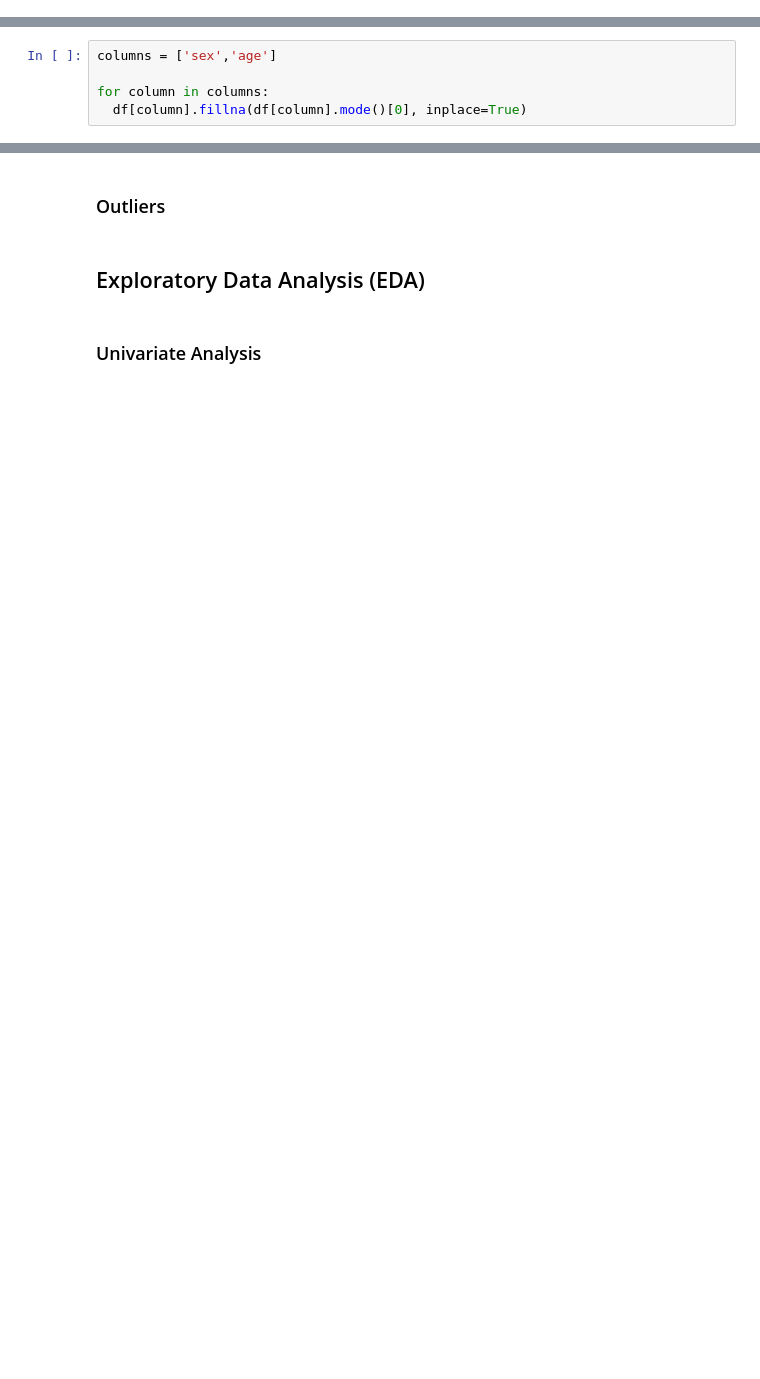
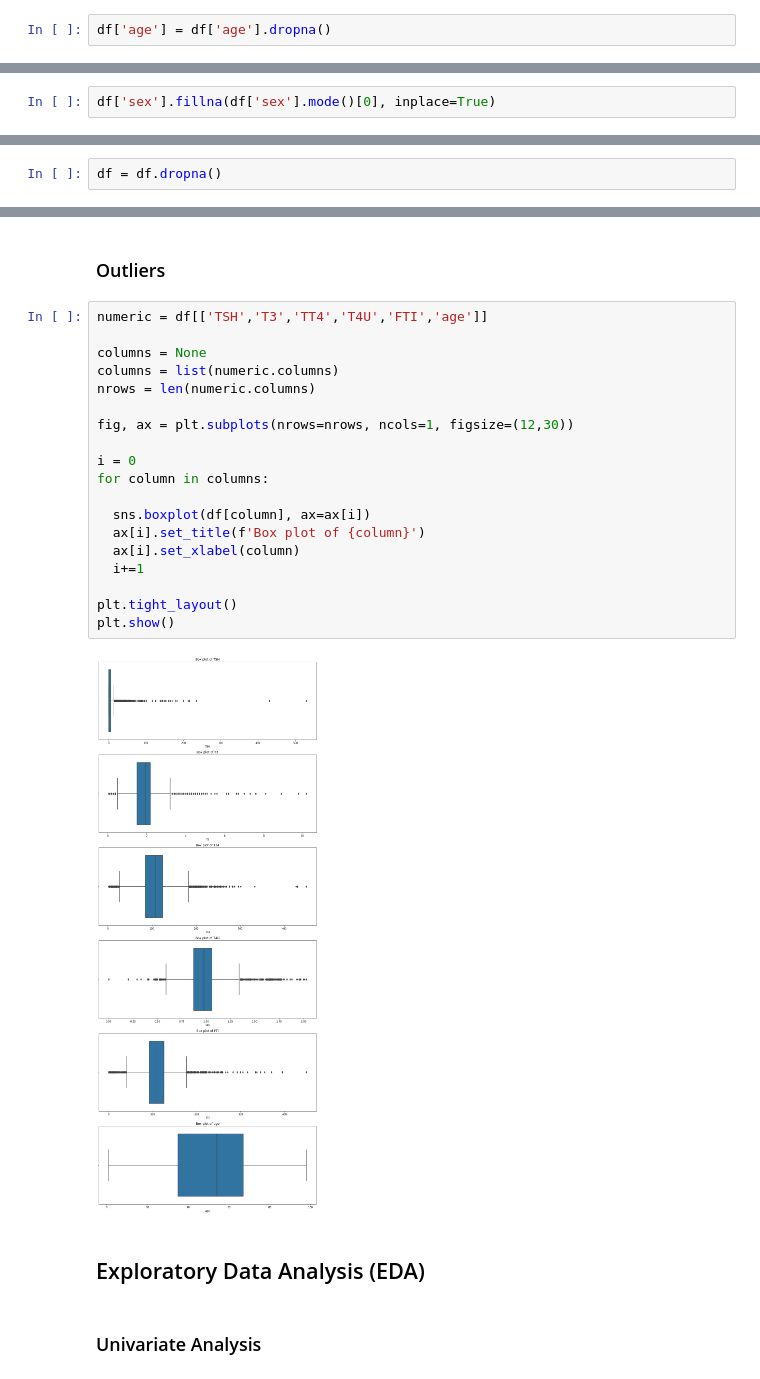
Before and after one commit to JeromeMberia/-hypothyroid_prediction, a Jupyter notebook: IP_Week_8.ipynb, the cells around one changed output, grey strips where cells are left out. Cells and saved outputs as stored; diff of their text form; blank space fills up the shorter version.

```diff
--- a/IP_Week_8.ipynb
+++ b/IP_Week_8.ipynb
@@ -182,6 +196,8 @@ df.duplicated().sum()
 0
 # %%
 df = df.replace('?', np.nan)
+# %%
+df['age'] = df['age'].dropna()
 # %%
 df.drop('TBG', axis='columns', inplace=True)
 # %%
@@ -194,10 +210,7 @@ columns = ['TSH','T3','TT4','T4U','FTI']
 for column in columns:
   df[[column]] = imputer.fit_transform(df[[column]])
 # %%
-columns = ['sex','age']
-
-for column in columns:
-  df[column].fillna(df[column].mode()[0], inplace=True)
+df['sex'].fillna(df['sex'].mode()[0], inplace=True)
 # %% [markdown]
 ### Missing Value
 # %%
@@ -238,0 +282,2 @@ df.tail()
+# %%
+df = df.dropna()
@@ -239,5 +286,26 @@ df.tail()
 # %% [markdown]
 ### Outliers
+# %%
+numeric = df[['TSH','T3','TT4','T4U','FTI','age']]
+
+columns = None
+columns = list(numeric.columns)
+nrows = len(numeric.columns)
+
+fig, ax = plt.subplots(nrows=nrows, ncols=1, figsize=(12,30))
+
+i = 0
+for column in columns:
+
+  sns.boxplot(df[column], ax=ax[i])
+  ax[i].set_title(f'Box plot of {column}')
+  ax[i].set_xlabel(column)
+  i+=1
+
+plt.tight_layout()
+plt.show()
+# %% [output]
+[figure, added]
 # %% [markdown]
 ## Exploratory Data Analysis (EDA)
 # %% [markdown]
```
Also changed, not shown: parts of 111 cells of this notebook.
